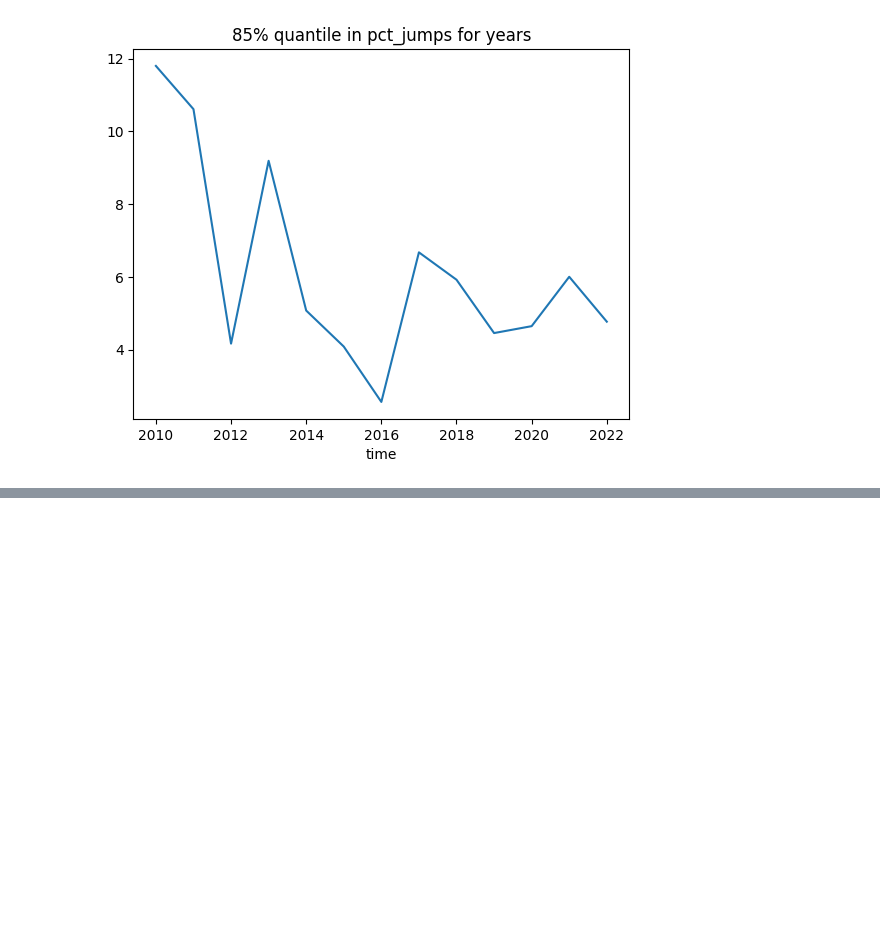
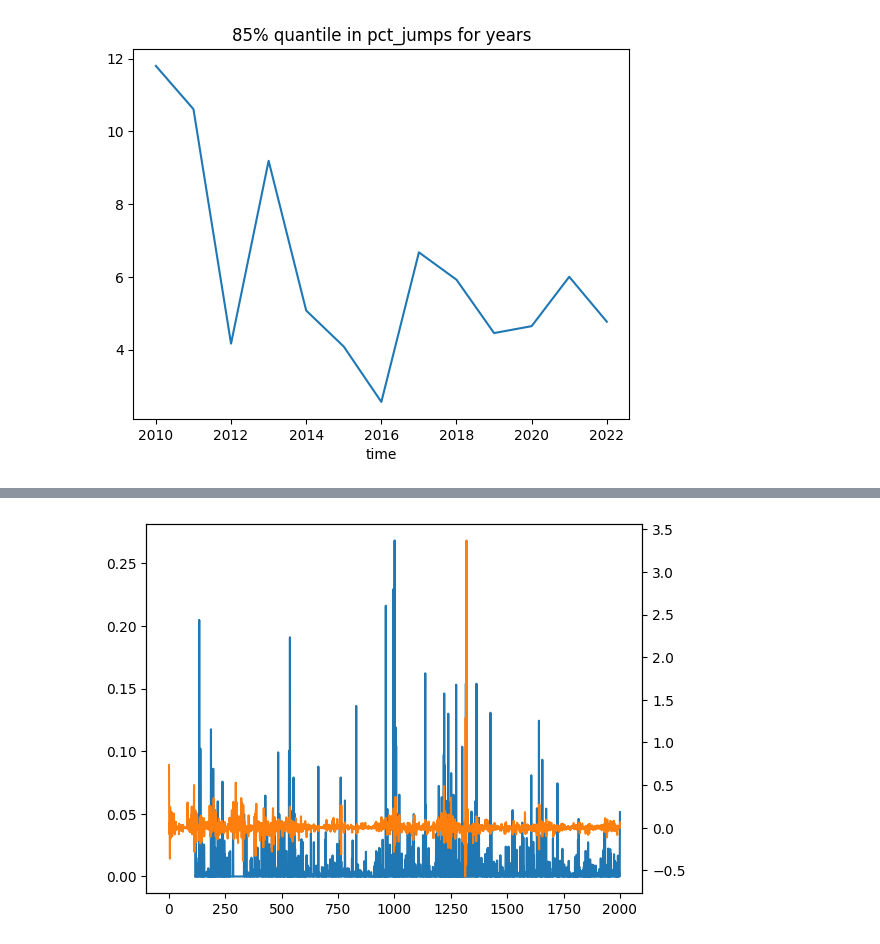
Before and after one commit to Marci0707/CryptoPredictions, a Jupyter notebook: useful_notebooks/anomalies.ipynb, the cells around one changed output, grey strips where cells are left out. Cells and saved outputs as stored; diff of their text form; code cells hidden in the pictures; blank space fills up the shorter version.

```diff
--- a/useful_notebooks/anomalies.ipynb
+++ b/useful_notebooks/anomalies.ipynb
@@ -94,0 +103,13 @@ quantiles_per_year.plot(title='85% quantile in pct_jumps for years');
+# %%
+social_data['time'] = pd.to_datetime(social_data['time'])
+closing_prices['time'] = pd.to_datetime(closing_prices['time'])
+df = pd.merge(closing_prices,social_data,on='time',how='inner')
+df['comments_pct'] = social_data['reddit_comments_per_day'].pct_change()
+df['abs_pct_price'] = closing_prices['close'].pct_change()
+
+#lets try to filter for big jumps in both:
+
+ax1 = (df['comments_pct'].clip(lower=0) * np.abs(df['abs_pct_price'])).plot(label='comments_pct * price_change')
+ax2 = df['abs_pct_price'].reset_index(drop=True).plot(secondary_y=True,label='price absolute % change')
+# %% [output]
+[figure, added]
```
Also changed, not shown: parts of 8 cells of this notebook, 5 other files.
